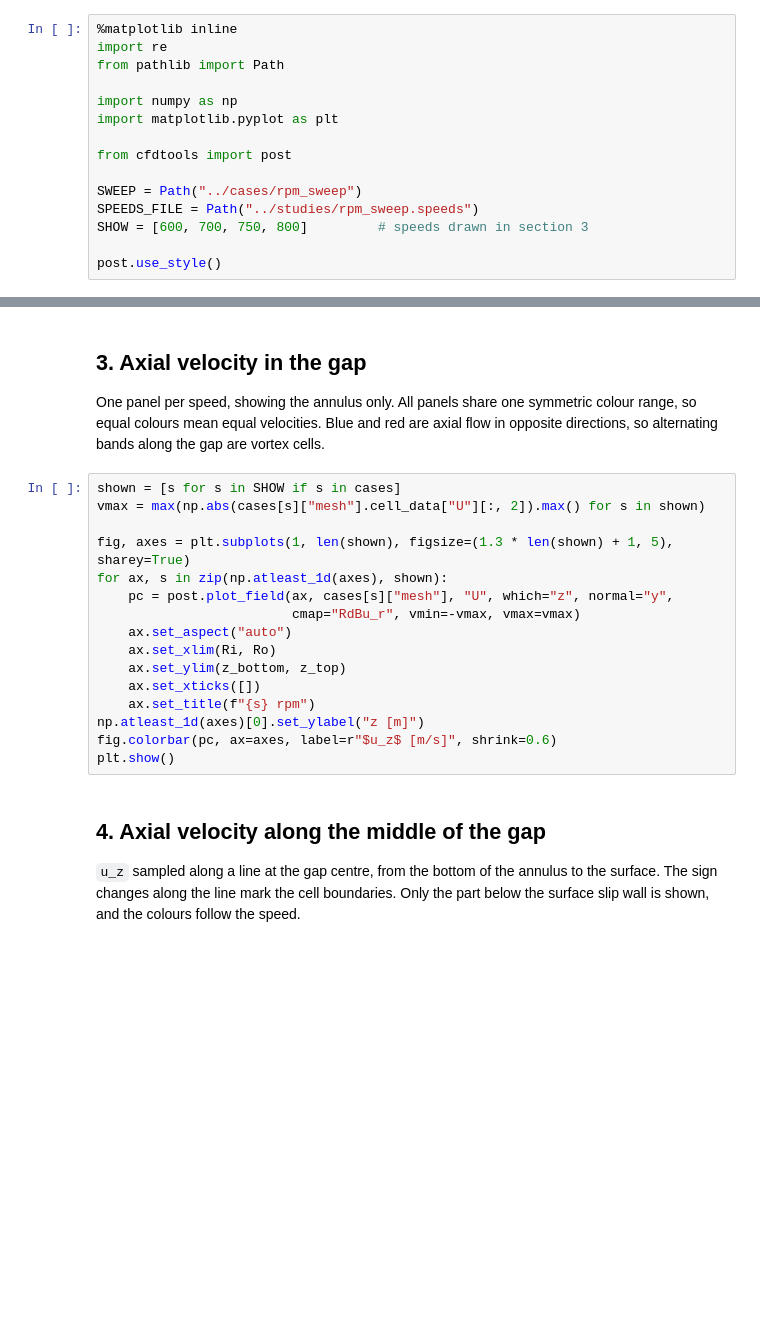
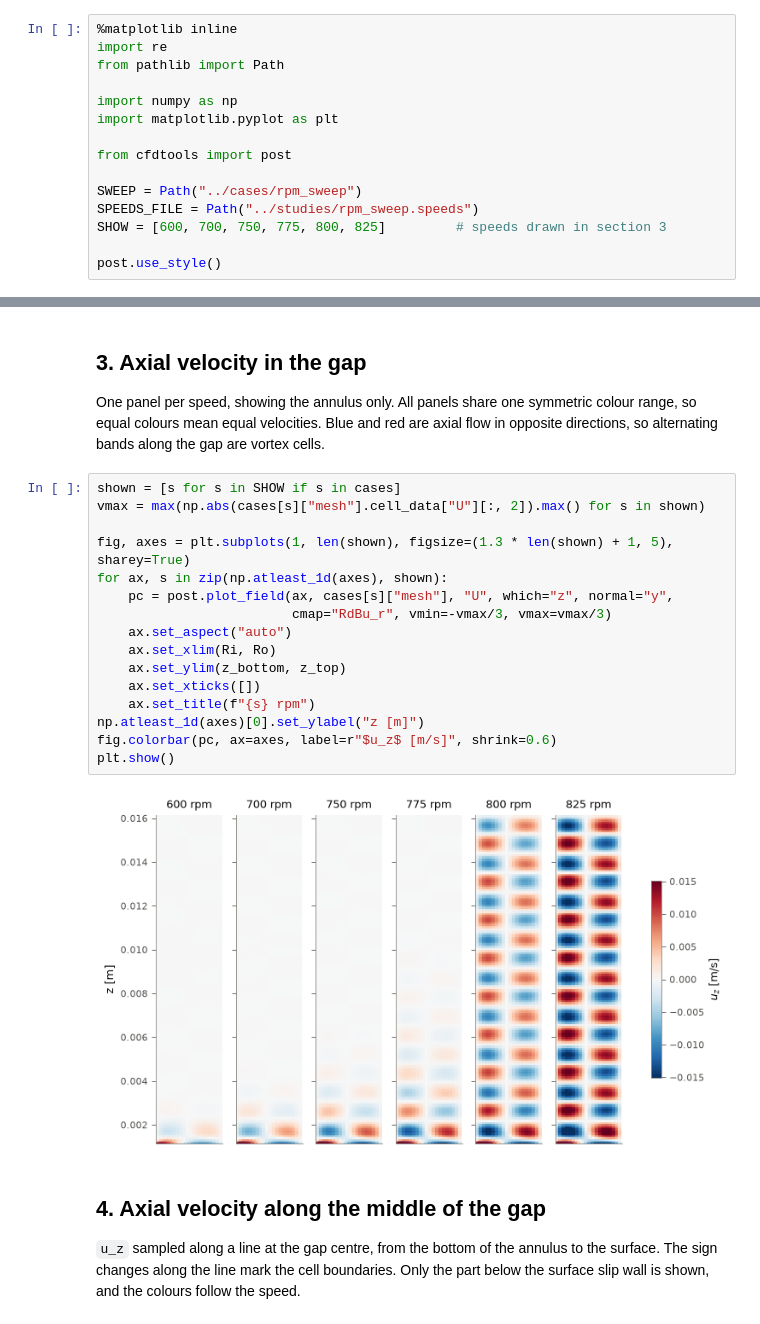
Before and after one commit to mesrobichaud/vortex-cfd, a Jupyter notebook: annulus_span-plane/post/rpm-sweep.ipynb, the cells around one changed output, grey strips where cells are left out. Saved outputs shown, nothing was run; the diff lists cells and outputs as text; blank space fills up the shorter version.

```diff
--- a/annulus_span-plane/post/rpm-sweep.ipynb
+++ b/annulus_span-plane/post/rpm-sweep.ipynb
@@ -22,7 +22,7 @@ from cfdtools import post
 
 SWEEP = Path("../cases/rpm_sweep")
 SPEEDS_FILE = Path("../studies/rpm_sweep.speeds")
-SHOW = [600, 700, 750, 800]         # speeds drawn in section 3
+SHOW = [600, 700, 750, 775, 800, 825]         # speeds drawn in section 3
 
 post.use_style()
 # %% [markdown]
@@ -83,19 +99,21 @@ alternating bands along the gap are vortex cells.
 # %%
 shown = [s for s in SHOW if s in cases]
 vmax = max(np.abs(cases[s]["mesh"].cell_data["U"][:, 2]).max() for s in shown)
 
 fig, axes = plt.subplots(1, len(shown), figsize=(1.3 * len(shown) + 1, 5), sharey=True)
 for ax, s in zip(np.atleast_1d(axes), shown):
     pc = post.plot_field(ax, cases[s]["mesh"], "U", which="z", normal="y",
-                         cmap="RdBu_r", vmin=-vmax, vmax=vmax)
+                         cmap="RdBu_r", vmin=-vmax/3, vmax=vmax/3)
     ax.set_aspect("auto")
     ax.set_xlim(Ri, Ro)
     ax.set_ylim(z_bottom, z_top)
     ax.set_xticks([])
     ax.set_title(f"{s} rpm")
 np.atleast_1d(axes)[0].set_ylabel("z [m]")
 fig.colorbar(pc, ax=axes, label=r"$u_z$ [m/s]", shrink=0.6)
 plt.show()
+# %% [output]
+[figure, added]
 # %% [markdown]
 ## 4. Axial velocity along the middle of the gap
 
```
Also changed, not shown: parts of 9 cells of this notebook, 1 other file.
